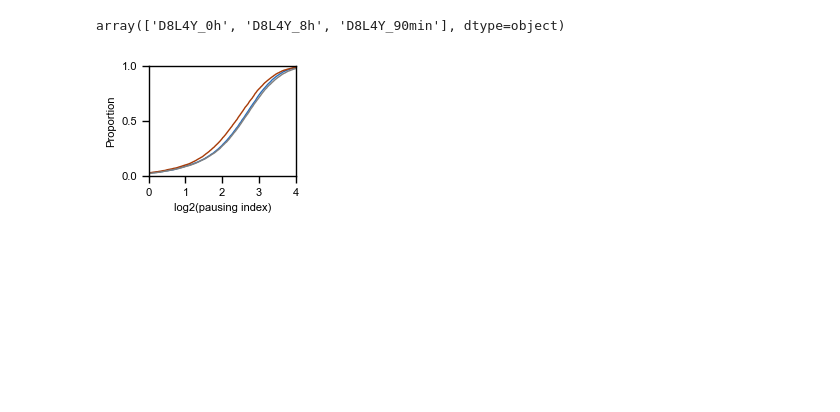
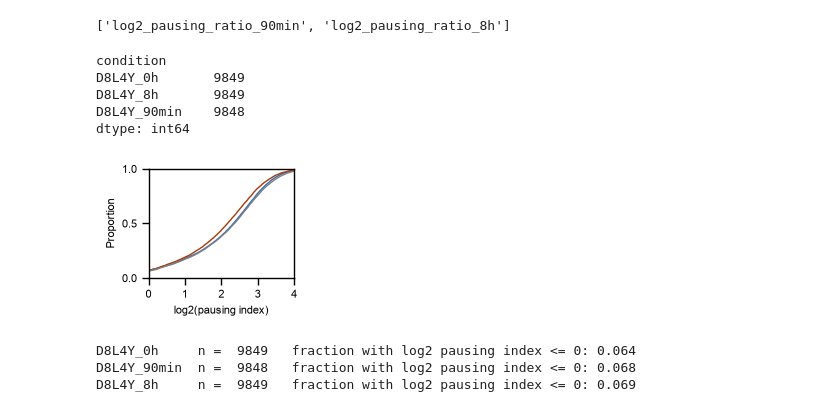
Before and after one commit to berrygroup/publications, a Jupyter notebook: 2026_POLR2A_homeostasis/ChIPseq/mACmChPOLR2A_ChIP_Pausing_Index_Plot.ipynb, the cells around one changed output. Drawn from its saved outputs; the diff is of its cells as text; code cells hidden in the pictures; blank space fills up the shorter version.

```diff
--- a/2026_POLR2A_homeostasis/ChIPseq/mACmChPOLR2A_ChIP_Pausing_Index_Plot.ipynb
+++ b/2026_POLR2A_homeostasis/ChIPseq/mACmChPOLR2A_ChIP_Pausing_Index_Plot.ipynb
@@ -6,3 +6,4 @@ import seaborn as sns
 # %%
 plt.rcParams["font.family"] = "sans-serif"
 plt.rcParams["font.sans-serif"] = ["Arial"]
+plt.rcParams["svg.fonttype"] = "none"
@@ -59,39 +10,102 @@ pausing_ratio["log2_pausing_ratio"] = np.log2(pausing_ratio.pausing_ratio)
-# %%
-pausing_ratio.condition.unique()
-# %% [output]
-array(['D8L4Y_0h', 'D8L4Y_8h', 'D8L4Y_90min'], dtype=object)
+# %%
+md = pd.read_csv("data/metadata_boxplot_data_all_figureS7_ptype_Sep2026.csv")
+
+# The pausing index columns this figure needs, one per timepoint.
+PI_COLS = {
+    "D8L4Y_0h": "log2_pausing_ratio",
+    "D8L4Y_90min": "log2_pausing_ratio_90min",
+    "D8L4Y_8h": "log2_pausing_ratio_8h",
+}
+[c for c in PI_COLS.values() if c not in md.columns]
+# %% [output]
+['log2_pausing_ratio_90min', 'log2_pausing_ratio_8h']
+# %%
+missing = [c for c in PI_COLS.values() if c not in md.columns]
+if missing:
+    pau = pd.read_csv("data/Degron_PolII_pausing_ratio_with_metatadata_ENSGid.csv")
+    pau["log2_pausing_ratio"] = np.log2(pau["pausing_ratio"].replace(0, np.nan))
+    wide = pau.pivot_table(
+        index="gene_id", columns="condition", values="log2_pausing_ratio"
+    ).rename(
+        columns={
+            "D8L4Y_0h": "log2_pausing_ratio",
+            "D8L4Y_90min": "log2_pausing_ratio_90min",
+            "D8L4Y_8h": "log2_pausing_ratio_8h",
+        }
+    )
+    md = md.drop(columns=["log2_pausing_ratio"]).merge(
+        wide[list(PI_COLS.values())], left_on="gene_id", right_index=True, how="left"
+    )
+# %%
+# Long format for the ECDF, one row per gene x timepoint.
+# No additional coverage filter: the gene set is the one fixed upstream in the S7 table.
+pausing_ratio = (
+    pd.concat(
+        [
+            md[["gene_id", col]]
+            .rename(columns={col: "log2_pausing_ratio"})
+            .assign(condition=cond)
+            for cond, col in PI_COLS.items()
+        ],
+        ignore_index=True,
+    )
+    .replace([np.inf, -np.inf], np.nan)
+    .dropna(subset=["log2_pausing_ratio"])
+)
+
+pausing_ratio.groupby("condition").size()
+# %% [output]
+condition
+D8L4Y_0h       9849
+D8L4Y_8h       9849
+D8L4Y_90min    9848
+dtype: int64
 # %%
-# plot ECDF of log pausing ratiop for manuscript
+# plot ECDF of log2 pausing index for manuscript
 sns.set_context("paper")
 
 pal = sns.color_palette(["grey", "xkcd:rust", "xkcd:medium blue"])
 condition_order = ["D8L4Y_0h", "D8L4Y_90min", "D8L4Y_8h"]
 
 f, a = plt.subplots(figsize=(4, 1.8))
 
 sns.ecdfplot(
     pausing_ratio,
     x="log2_pausing_ratio",
     hue="condition",
     hue_order=condition_order,
     palette=pal,
     linewidth=1,
     legend=False,
+    ax=a,
 )
 
 a.set_box_aspect(0.75)
 
+# The ECDF is computed over every gene in the table; the x-range below is a view,
+# not a filter, so the curves do not start at zero. See the note printed in the next cell.
 a.set_xlim(0, 4)
 a.set_xlabel("log2(pausing index)", fontsize=8)
 
 a.set_ylabel("Proportion", fontsize=8)
 a.set_yticks([0, 0.5, 1])
 
 a.tick_params(axis="both", labelsize=8)
 
-plt.tight_layout()
+f.tight_layout()
 
-plt.savefig("pausing_ratio_ECDF_0_1p5_8hr_TSSabovep5.svg")
+f.savefig("pausing_ratio_ECDF_0_1p5_8hr.svg")
 # %% [output]
-[figure, old version]
+[figure, new version]
+# %%
+# Proportion of each curve that lies left of the plotted range, i.e. the height at x = 0.
+for cond in condition_order:
+    v = pausing_ratio.query("condition == @cond").log2_pausing_ratio
+    print(
+        f"{cond:<12} n = {len(v):>5}   fraction with log2 pausing index <= 0: {(v <= 0).mean():.3f}"
+    )
+# %% [output]
+D8L4Y_0h     n =  9849   fraction with log2 pausing index <= 0: 0.064
+D8L4Y_90min  n =  9848   fraction with log2 pausing index <= 0: 0.068
+D8L4Y_8h     n =  9849   fraction with log2 pausing index <= 0: 0.069
 # %%
```
Also changed, not shown: parts of 8 cells of this notebook, 1 other file.
